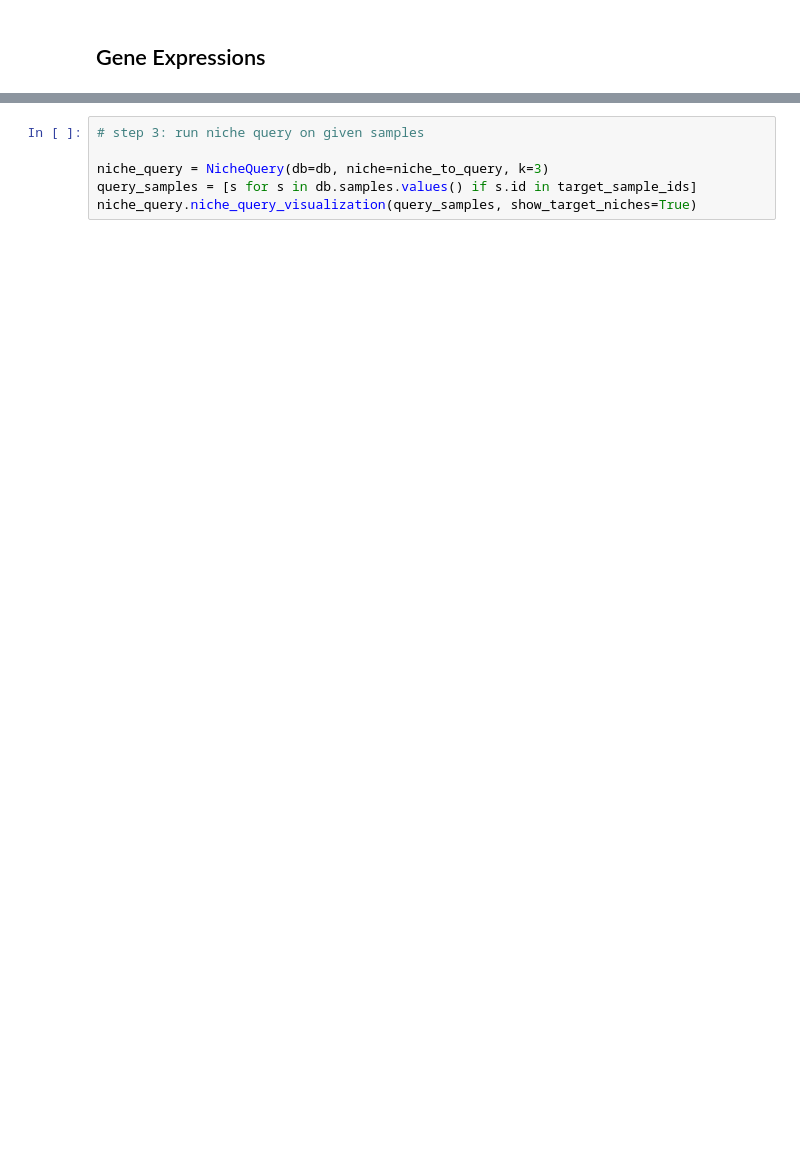
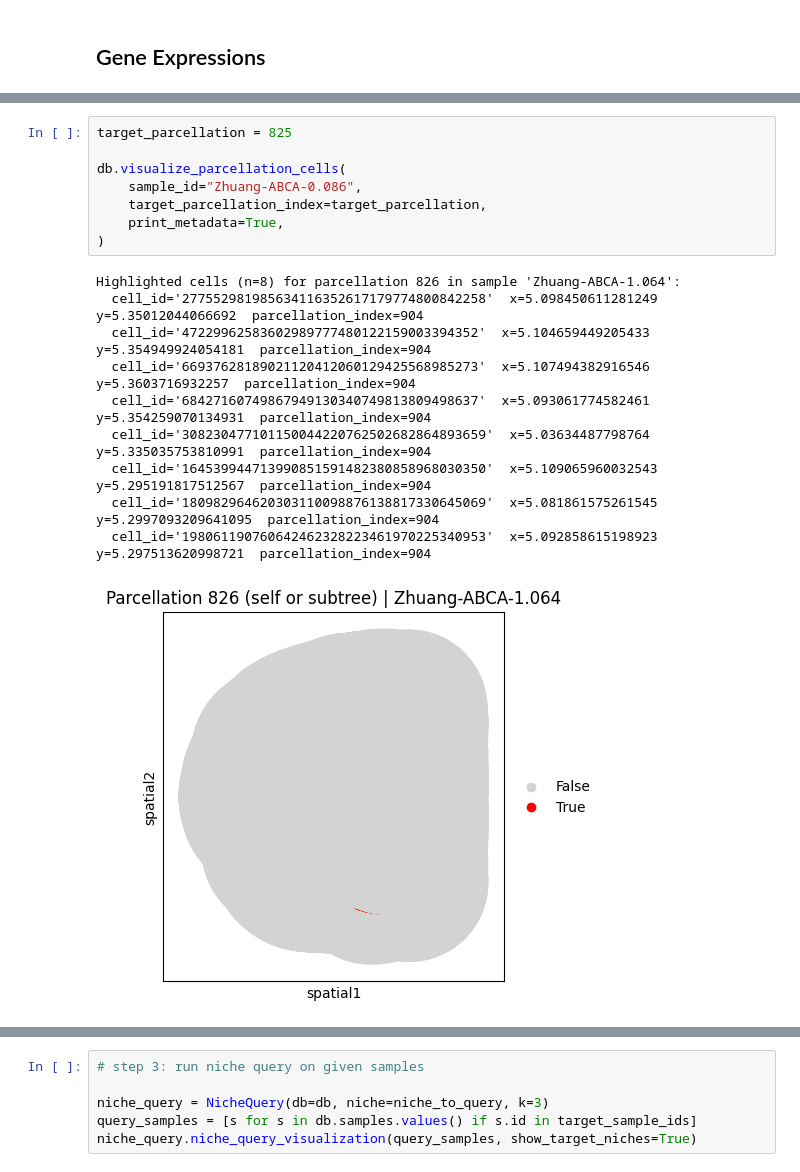
Before and after one commit to lichyyyyyy/NicheQueryBenchmark, a Jupyter notebook: niche_query.ipynb, the cells around one changed output, grey strips where cells are left out. Saved outputs shown, nothing was run; the diff lists cells and outputs as text; blank space fills up the shorter version.

```diff
--- a/niche_query.ipynb
+++ b/niche_query.ipynb
@@ -54 +213,20 @@ INFO:src.NicheQueryPrototype.database:  120 samples constructed...
+# %%
+target_parcellation = 825
+
+db.visualize_parcellation_cells(
+    sample_id="Zhuang-ABCA-0.086",
+    target_parcellation_index=target_parcellation,
+    print_metadata=True,
+)
+# %% [output]
+Highlighted cells (n=8) for parcellation 826 in sample 'Zhuang-ABCA-1.064':
+  cell_id='277552981985634116352617179774800842258'  x=5.098450611281249  y=5.35012044066692  parcellation_index=904
+  cell_id='47229962583602989777480122159003394352'  x=5.104659449205433  y=5.354949924054181  parcellation_index=904
+  cell_id='66937628189021120412060129425568985273'  x=5.107494382916546  y=5.3603716932257  parcellation_index=904
+  cell_id='68427160749867949130340749813809498637'  x=5.093061774582461  y=5.354259070134931  parcellation_index=904
+  cell_id='308230477101150044220762502682864893659'  x=5.03634487798764  y=5.335035753810991  parcellation_index=904
+  cell_id='164539944713990851591482380858968030350'  x=5.109065960032543  y=5.295191817512567  parcellation_index=904
+  cell_id='180982964620303110098876138817330645069'  x=5.081861575261545  y=5.2997093209641095  parcellation_index=904
+  cell_id='198061190760642462328223461970225340953'  x=5.092858615198923  y=5.297513620998721  parcellation_index=904
+[figure, added]
 # %%
```
Also changed, not shown: parts of 9 cells of this notebook, 4 other files.
